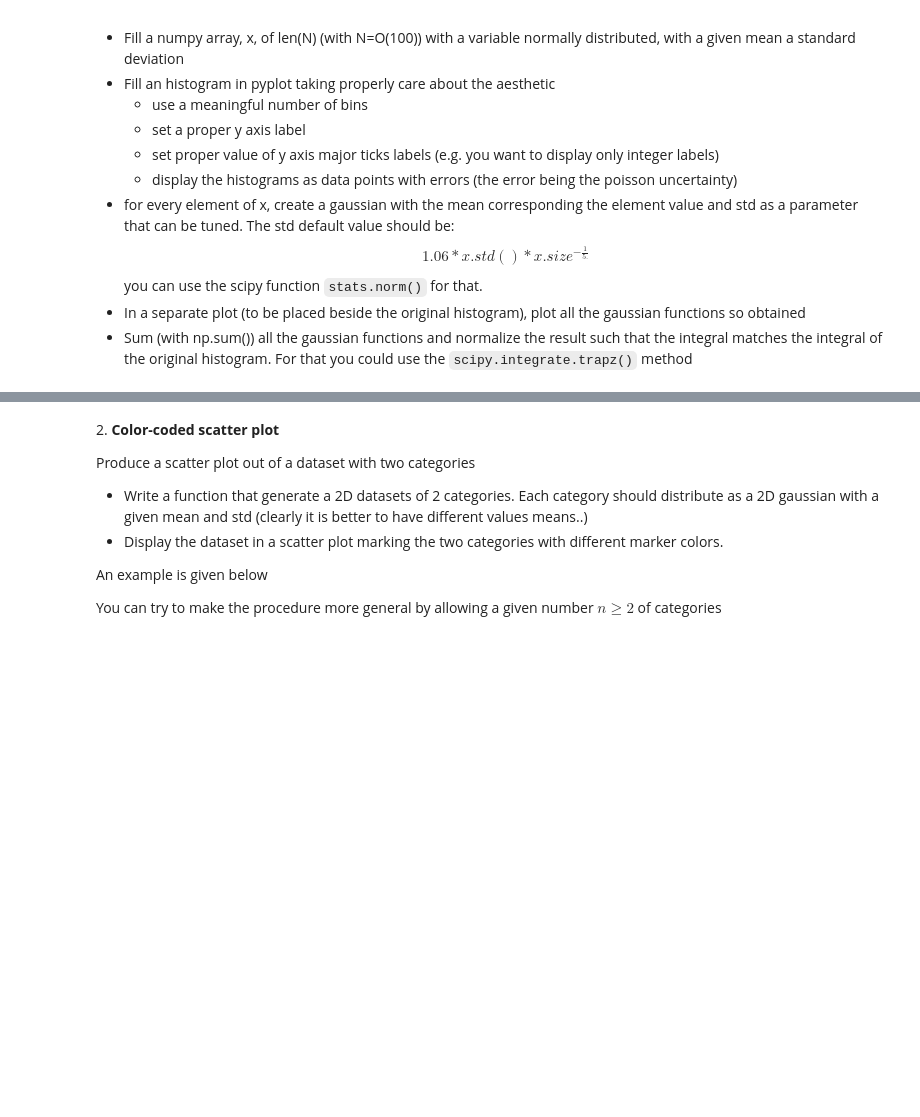
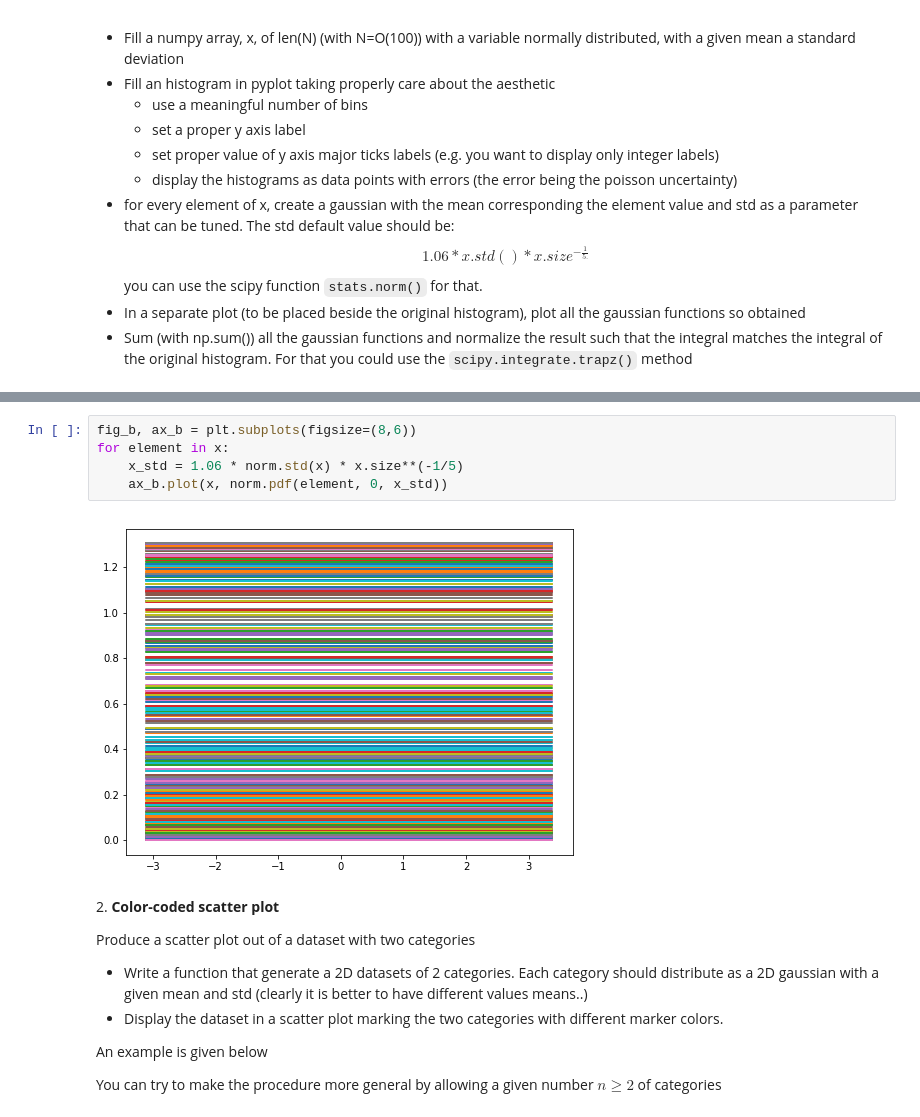
Before and after one commit to marcolorenzato00/LaboratoryOfComputationalPhysics_Y8, a Jupyter notebook: 07ex_Visualization.ipynb, the cells around one changed output, grey strips where cells are left out. Drawn from its saved outputs; the diff is of its cells as text; blank space fills up the shorter version.

```diff
--- a/07ex_Visualization.ipynb
+++ b/07ex_Visualization.ipynb
@@ -39,3 +47,10 @@ TypeError: formatter argument should be instance of matplotlib.ticker.Formatter
+# %%
+fig_b, ax_b = plt.subplots(figsize=(8,6))
+for element in x:
+    x_std = 1.06 * norm.std(x) * x.size**(-1/5)
+    ax_b.plot(x, norm.pdf(element, 0, x_std))
+# %% [output]
+[figure, added]
 # %% [markdown]
 2\. **Color-coded scatter plot**
 
```
Also changed, not shown: parts of 3 cells of this notebook.
